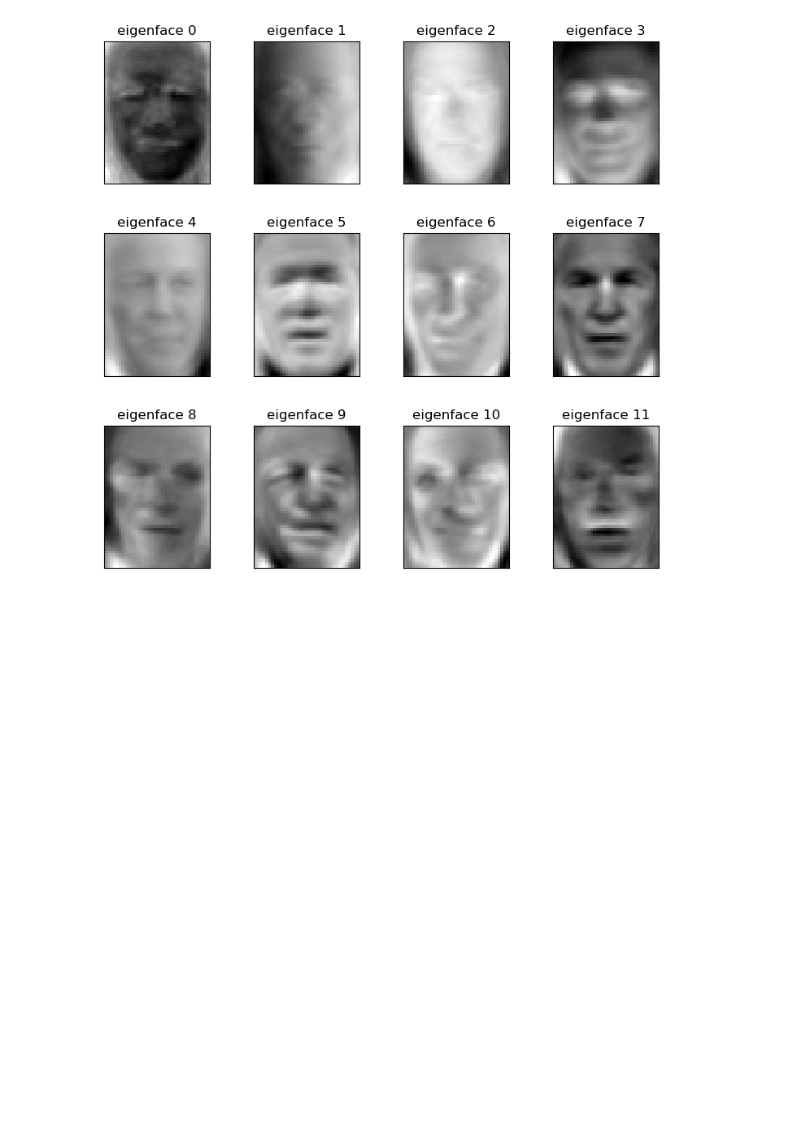
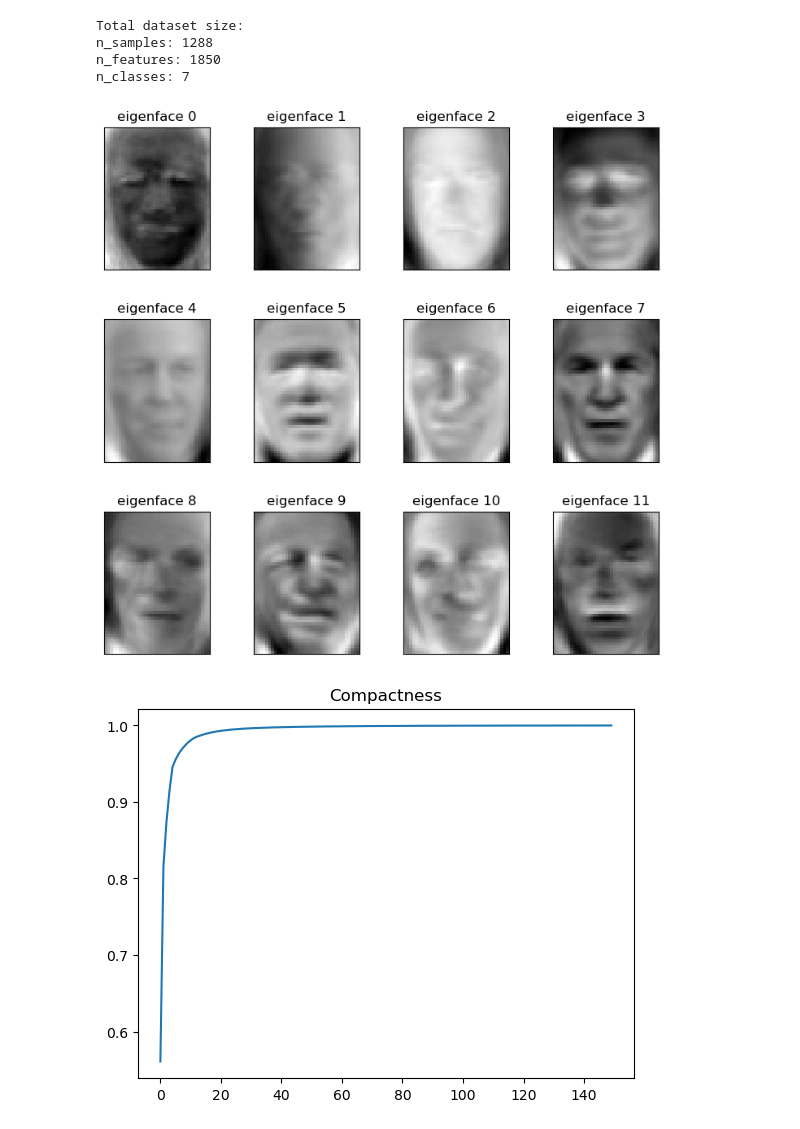
Before and after one commit to aniketgupta17/LAB-DEMO2-PATTERN, a Jupyter notebook: Part1.2.ipynb, the cells around one changed output. Cells and saved outputs as stored; diff of their text form; code cells hidden in the pictures; blank space fills up the shorter version.

Commit message:
Corrected the code for part1.2

```diff
--- a/Part1.2.ipynb
+++ b/Part1.2.ipynb
@@ -1,17 +1,26 @@
 # %%
-import torch
 import numpy as np
 import matplotlib.pyplot as plt
-
+import torch
 from sklearn.datasets import fetch_lfw_people
 from sklearn.model_selection import train_test_split
+from sklearn.metrics import classification_report
+from sklearn.ensemble import RandomForestClassifier
 
+# Load the LFW dataset
 lfw_people = fetch_lfw_people(min_faces_per_person=70, resize=0.4)
 n_samples, h, w = lfw_people.images.shape
 X = lfw_people.data
 n_features = X.shape[1]
 y = lfw_people.target
+target_names = lfw_people.target_names
+n_classes = target_names.shape[0]
+print("Total dataset size:")
+print("n_samples: %d" % n_samples)
+print("n_features: %d" % n_features)
+print("n_classes: %d" % n_classes)
 
+# Split the dataset into training and testing sets
 X_train, X_test, y_train, y_test = train_test_split(X, y, test_size=0.25, random_state=42)
 
 n_components = 150
@@ -20,34 +29,72 @@ mean = np.mean(X_train, axis=0)
 X_train -= mean
 X_test -= mean
 
+X_train = torch.tensor(X_train, dtype=torch.float32)
+X_test = torch.tensor(X_test, dtype=torch.float32)
+
 U, S, V = np.linalg.svd(X_train, full_matrices=False)
 components = V[:n_components]
 eigenfaces = components.reshape((n_components, h, w))
-
-X_train = torch.tensor(X_train, dtype=torch.float32)
-X_test = torch.tensor(X_test, dtype=torch.float32)
 
 cov_matrix = torch.matmul(X_train.T, X_train) / X_train.shape[0]
 
 _, S, V = torch.svd(cov_matrix)
 
 top_eigenvectors = V[:, :n_components]
 
 X_train_pca = torch.matmul(X_train, top_eigenvectors)
 
 def plot_gallery(images, titles, n_row=3, n_col=4):
     plt.figure(figsize=(1.8 * n_col, 2.4 * n_row))
     plt.subplots_adjust(bottom=0, left=.01, right=.99, top=.90, hspace=.35)
     for i in range(n_row * n_col):
         plt.subplot(n_row, n_col, i + 1)
         plt.imshow(images[i], cmap=plt.cm.gray)
         plt.title(titles[i], size=12)
         plt.xticks(())
         plt.yticks(())
 
 eigenface_titles = ["eigenface %d" % i for i in range(eigenfaces.shape[0])]
 
 plot_gallery(eigenfaces, eigenface_titles)
 plt.show()
+
+# Calculate explained variance ratio
+explained_variance = (S ** 2) / (n_samples - 1)
+total_var = explained_variance.sum()
+explained_variance_ratio = explained_variance / total_var
+ratio_cumsum = np.cumsum(explained_variance_ratio)
+
+# Plot explained variance
+eigenvalueCount = np.arange(n_components)
+plt.plot(eigenvalueCount, ratio_cumsum[:n_components])
+plt.title('Compactness')
+plt.show()
+
+# Convert data back to NumPy arrays for RandomForestClassifier
+X_train_pca_np = X_train_pca.numpy()
+X_test_pca_np = torch.matmul(X_test, top_eigenvectors).numpy()
+
+# Train a RandomForestClassifier on the transformed data
+estimator = RandomForestClassifier(n_estimators=150, max_depth=15, max_features=150, random_state=42)
+estimator.fit(X_train_pca_np, y_train)
+
+# Predict on the test set
+predictions = estimator.predict(X_test_pca_np)
+
+# Evaluate and print results
+correct = predictions == y_test
+total_test = len(X_test_pca_np)
+print("Total Testing", total_test)
+print("Predictions", predictions)
+print("Which Correct:", correct)
+print("Total Correct:", np.sum(correct))
+print("Accuracy:", np.sum(correct) / total_test)
+print(classification_report(y_test, predictions, target_names=target_names))
 # %% [output]
+Total dataset size:
+n_samples: 1288
+n_features: 1850
+n_classes: 7
 [figure]
+[figure, added]
```
Also changed, not shown: parts of 1 cell of this notebook.
